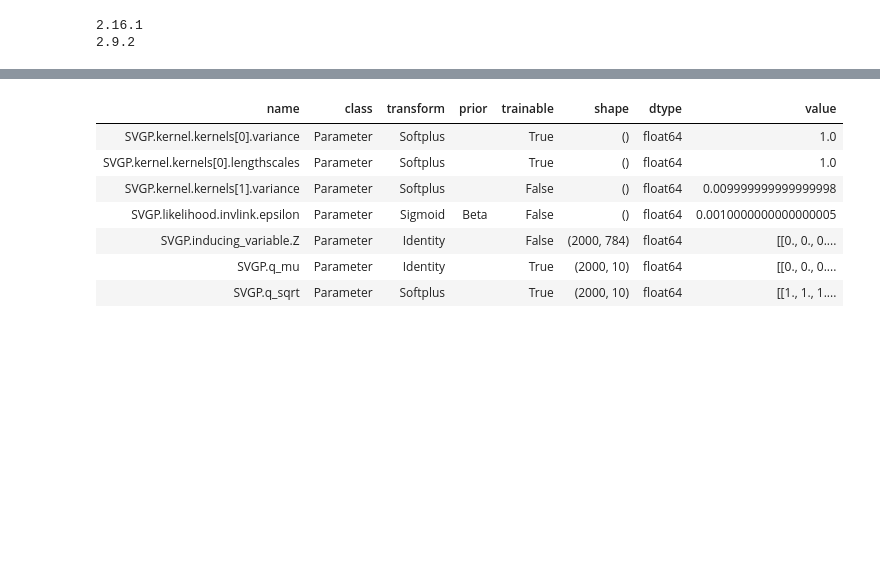
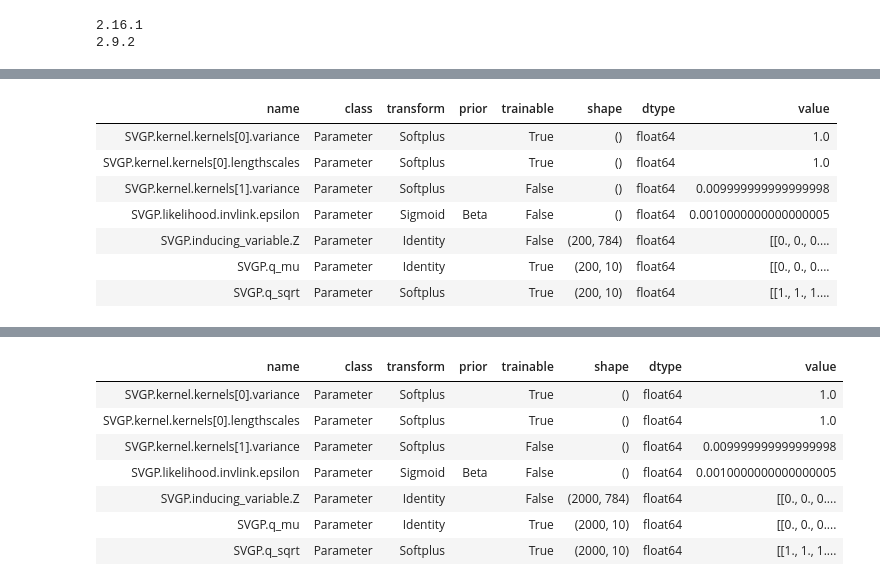
Before and after one commit to juansebastiangit/Inteligencia_artificial, a Jupyter notebook: Tareas/Parcial_2/ejercicios-gpflow.ipynb, the cells around one changed output, grey strips where cells are left out. Drawn from its saved outputs; the diff is of its cells as text; code cells hidden in the pictures; blank space fills up the shorter version.

Commit message:
Kaggle Notebook | Ejercicios GPflow | prueba 1k datos

```diff
--- a/Tareas/Parcial_2/ejercicios-gpflow.ipynb
+++ b/Tareas/Parcial_2/ejercicios-gpflow.ipynb
@@ -113,3 +122,7 @@ def plot_posterior_predictions(m, X, Y):
     a1.legend(handles, labels)
     f.tight_layout()
     plt.show()
+# %%
+x_red=X_train[:-54000]
+y_red=y_train[:-54000]
+print(x_red.shape)
@@ -115,0 +131,8 @@ def plot_posterior_predictions(m, X, Y):
+# %%
+x_red_f = x_red.reshape(-1,28*28)
+print(x_red_f.shape)
+y_red_f=y_red.reshape(-1,1)
+print(y_red_f.shape)
+x_red_64 = x_red_f.astype(np.float64)
+y_red_64 = y_red_f.astype(np.float64)
+data_red=(x_red_64,y_red_64)
@@ -133,2 +159,36 @@ data=(X_test,y_test)
 (10000, 784)
 (10000, 1)
+# %%
+# sum kernel: Matern32 + White
+kernel = gpflow.kernels.Matern32() + gpflow.kernels.White(variance=0.01)
+
+C = 10
+# Robustmax Multiclass Likelihood
+invlink = gpflow.likelihoods.RobustMax(C)  # Robustmax inverse link function
+likelihood = gpflow.likelihoods.MultiClass(
+    C, invlink=invlink
+)  # Multiclass likelihood
+Z = x_red_64[::5].copy()  # inducing inputs
+
+m = gpflow.models.SVGP(
+    kernel=kernel,
+    likelihood=likelihood,
+    inducing_variable=Z,
+    num_latent_gps=C,
+    whiten=True,
+    q_diag=True,
+)
+
+# Only train the variational parameters
+set_trainable(m.kernel.kernels[1].variance, False)
+set_trainable(m.inducing_variable, False)
+print_summary(m, fmt="notebook")
+# %% [output]
+| name | class | transform | prior | trainable | shape | dtype | value |
+| SVGP.kernel.kernels[0].variance | Parameter | Softplus |  | True | () | float64 | 1.0 |
+| SVGP.kernel.kernels[0].lengthscales | Parameter | Softplus |  | True | () | float64 | 1.0 |
+| SVGP.kernel.kernels[1].variance | Parameter | Softplus |  | False | () | float64 | 0.009999999999999998 |
+| SVGP.likelihood.invlink.epsilon | Parameter | Sigmoid | Beta | False | () | float64 | 0.0010000000000000005 |
+| SVGP.inducing_variable.Z | Parameter | Identity |  | False | (200, 784) | float64 | [[0., 0., 0.... |
+| SVGP.q_mu | Parameter | Identity |  | True | (200, 10) | float64 | [[0., 0., 0.... |
+| SVGP.q_sqrt | Parameter | Softplus |  | True | (200, 10) | float64 | [[1., 1., 1.... |
```
Also changed, not shown: parts of 10 cells of this notebook.
